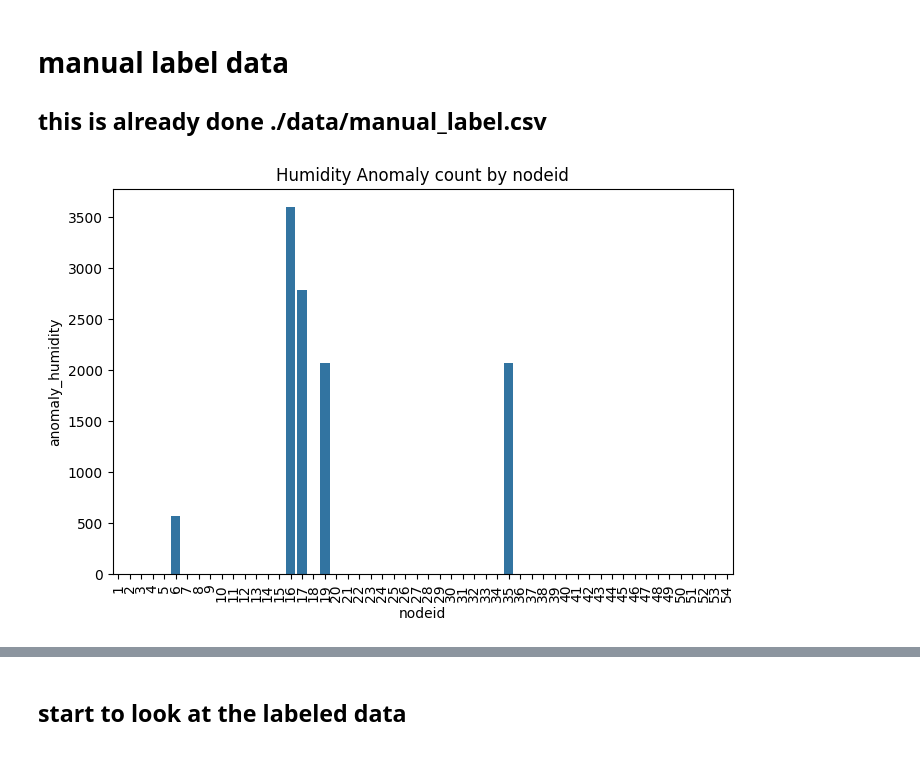
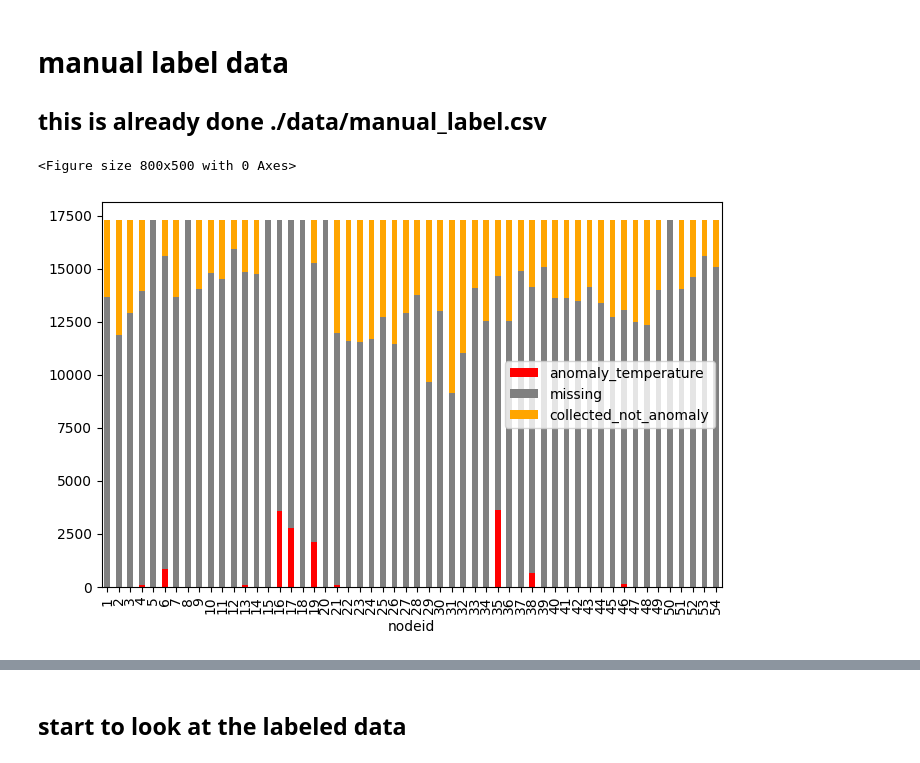
Before and after one commit to siji2022/CS6604_LoG_project, a Jupyter notebook: manual_labeling.ipynb, the cells around one changed output, grey strips where cells are left out. Cells and saved outputs as stored; diff of their text form; code cells hidden in the pictures.

```diff
--- a/manual_labeling.ipynb
+++ b/manual_labeling.ipynb
@@ -93,13 +97,8 @@ for node_id in range(1,55):
     select_node=df.loc[df['nodeid']==node_id,'voltage']
     df.loc[select_node.loc[(select_node.diff()>0.05)].index,'anomaly_voltage']=True
     df.loc[select_node.loc[(select_node.diff()<-0.05)].index,'anomaly_voltage']=True
-# %%
-# plot anomaly count by node id
-plt.figure(figsize=(8,5))
-sns.barplot(x='nodeid', y='anomaly_humidity', data=df.groupby('nodeid')['anomaly_humidity'].sum().reset_index())
-plt.title('Humidity Anomaly count by nodeid')
-# rotate the x-axis
-plt.xticks(rotation=90)
-plt.show()
-# %% [output]
-[figure, removed]
+# %%
+plot_bar_anomaly_good_missing(df,'temperature')
+# %% [output]
+<Figure size 800x500 with 0 Axes>
+[figure, added]
```
Also changed, not shown: parts of 10 cells of this notebook, 4 other files.
